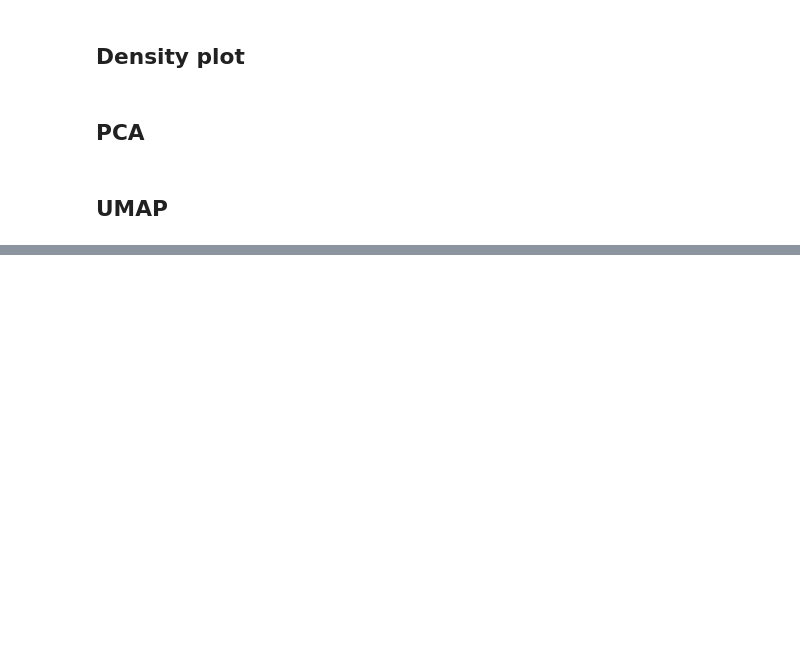
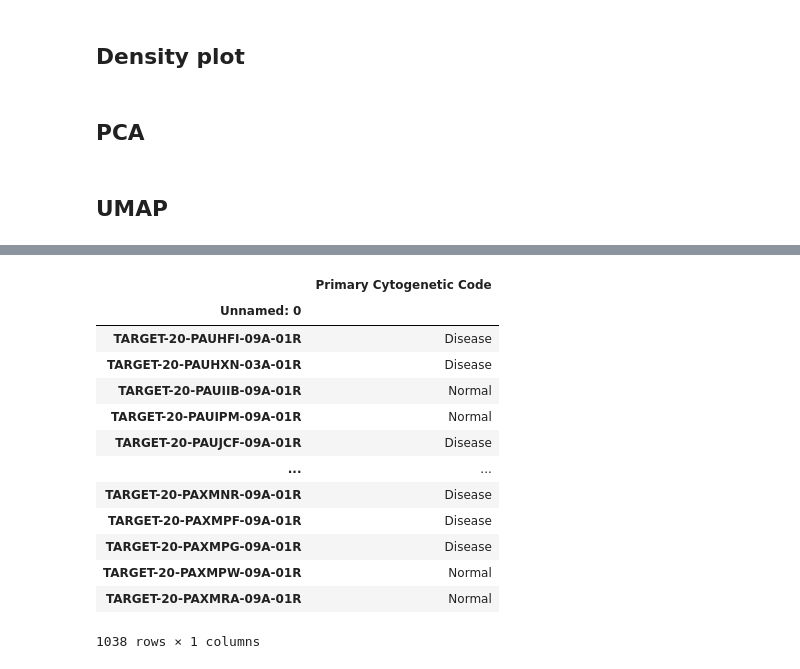
Before and after one commit to sckaff/pediatric-aml-analysis, a Jupyter notebook: Code/Assignment_2.ipynb, the cells around one changed output, grey strips where cells are left out. Drawn from its saved outputs; the diff is of its cells as text; code cells hidden in the pictures; blank space fills up the shorter version.

```diff
--- a/Code/Assignment_2.ipynb
+++ b/Code/Assignment_2.ipynb
@@ -246,0 +268,22 @@ draw_UMAPplot(mp_umap, hue="Primary Cytogenetic Code")
+# %%
+conditions = pd.read_pickle('../Data/patient_condition.pickle')
+# Set index to the genes before exporting to csv
+conditions = conditions.set_index('Unnamed: 0')
+conditions.to_csv('../Data/conditions.csv')
+# %%
+conditions
+# %% [output]
+|  | Primary Cytogenetic Code |
+| Unnamed: 0 |  |
+| TARGET-20-PAUHFI-09A-01R | Disease |
+| TARGET-20-PAUHXN-03A-01R | Disease |
+| TARGET-20-PAUIIB-09A-01R | Normal |
+| TARGET-20-PAUIPM-09A-01R | Normal |
+| TARGET-20-PAUJCF-09A-01R | Disease |
+| ... | ... |
+| TARGET-20-PAXMNR-09A-01R | Disease |
+| TARGET-20-PAXMPF-09A-01R | Disease |
+| TARGET-20-PAXMPG-09A-01R | Disease |
+| TARGET-20-PAXMPW-09A-01R | Normal |
+| TARGET-20-PAXMRA-09A-01R | Normal |
+1038 rows × 1 columns
```
Also changed, not shown: parts of 4 cells of this notebook.
